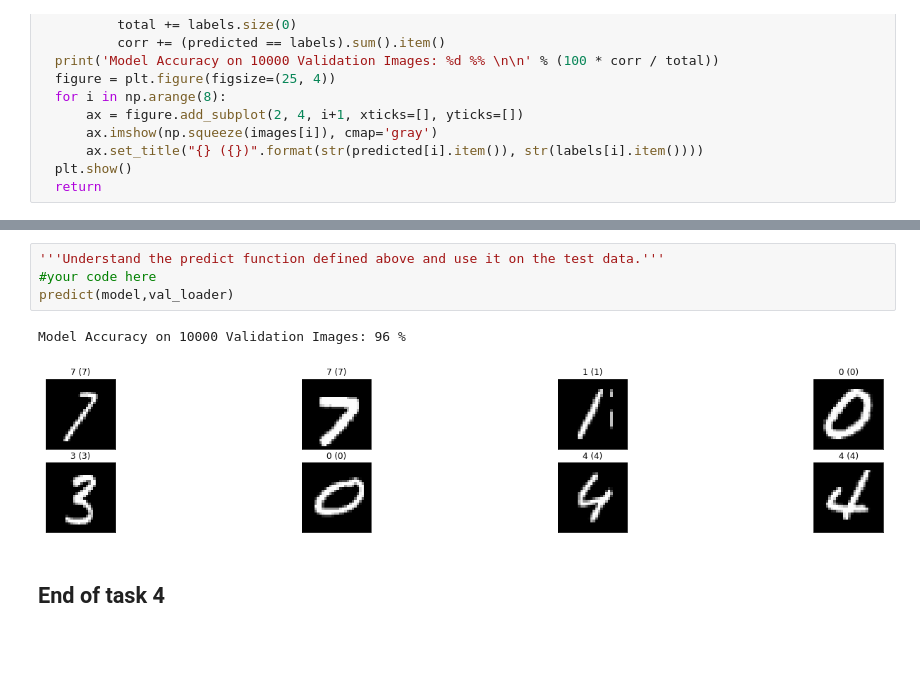
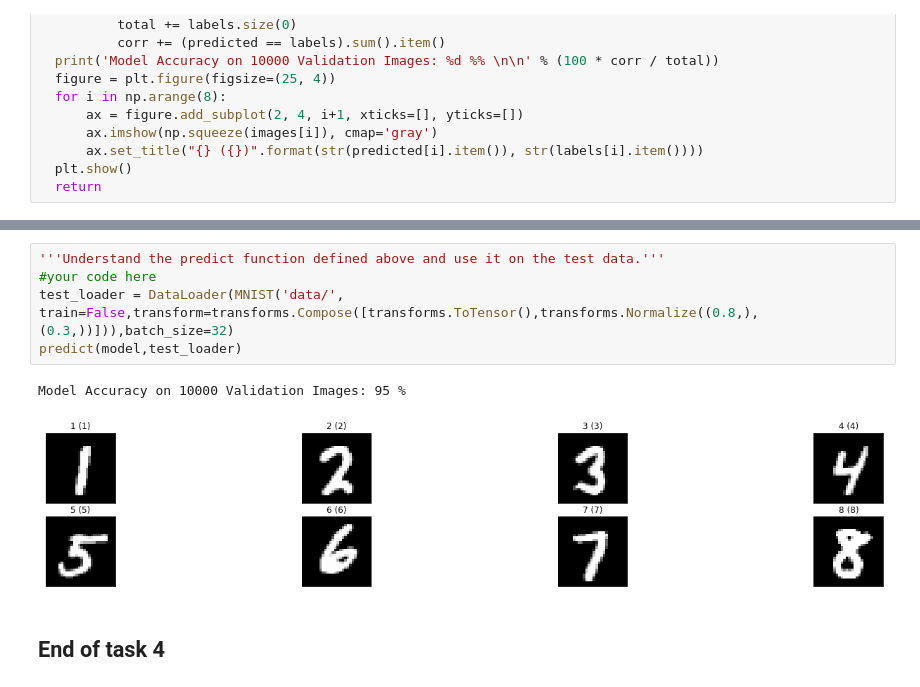
Before and after one commit to elucidator8918/-SYNAPSE, a Jupyter notebook: Copy_of_ML_Interview_Task_4.ipynb, the cells around one changed output, grey strips where cells are left out. Saved outputs shown, nothing was run; the diff lists cells and outputs as text; blank space fills up the shorter version.

```diff
--- a/Copy_of_ML_Interview_Task_4.ipynb
+++ b/Copy_of_ML_Interview_Task_4.ipynb
@@ -212,10 +218,11 @@ Epoch: 5/5, Train Loss: 0.00016
 # %%
 '''Understand the predict function defined above and use it on the test data.'''
 #your code here
-predict(model,val_loader)
+test_loader = DataLoader(MNIST('data/', train=False,transform=transforms.Compose([transforms.ToTensor(),transforms.Normalize((0.8,), (0.3,))])),batch_size=32)
+predict(model,test_loader)
 # %% [output]
-Model Accuracy on 10000 Validation Images: 96 %
+Model Accuracy on 10000 Validation Images: 95 %
-[figure, old version]
+[figure, new version]
 # %% [markdown]
 End of task 4
 --
```
Also changed, not shown: parts of 2 cells of this notebook.
